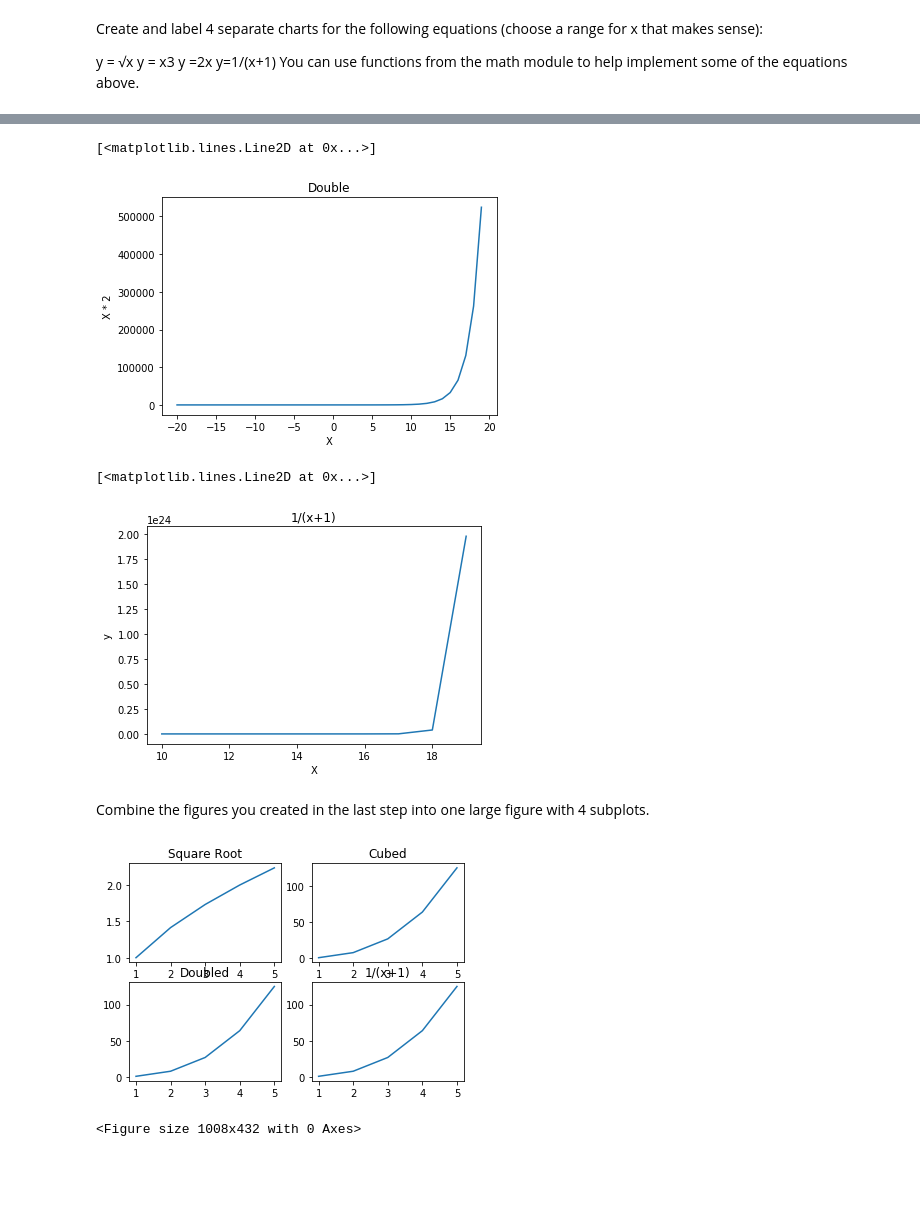
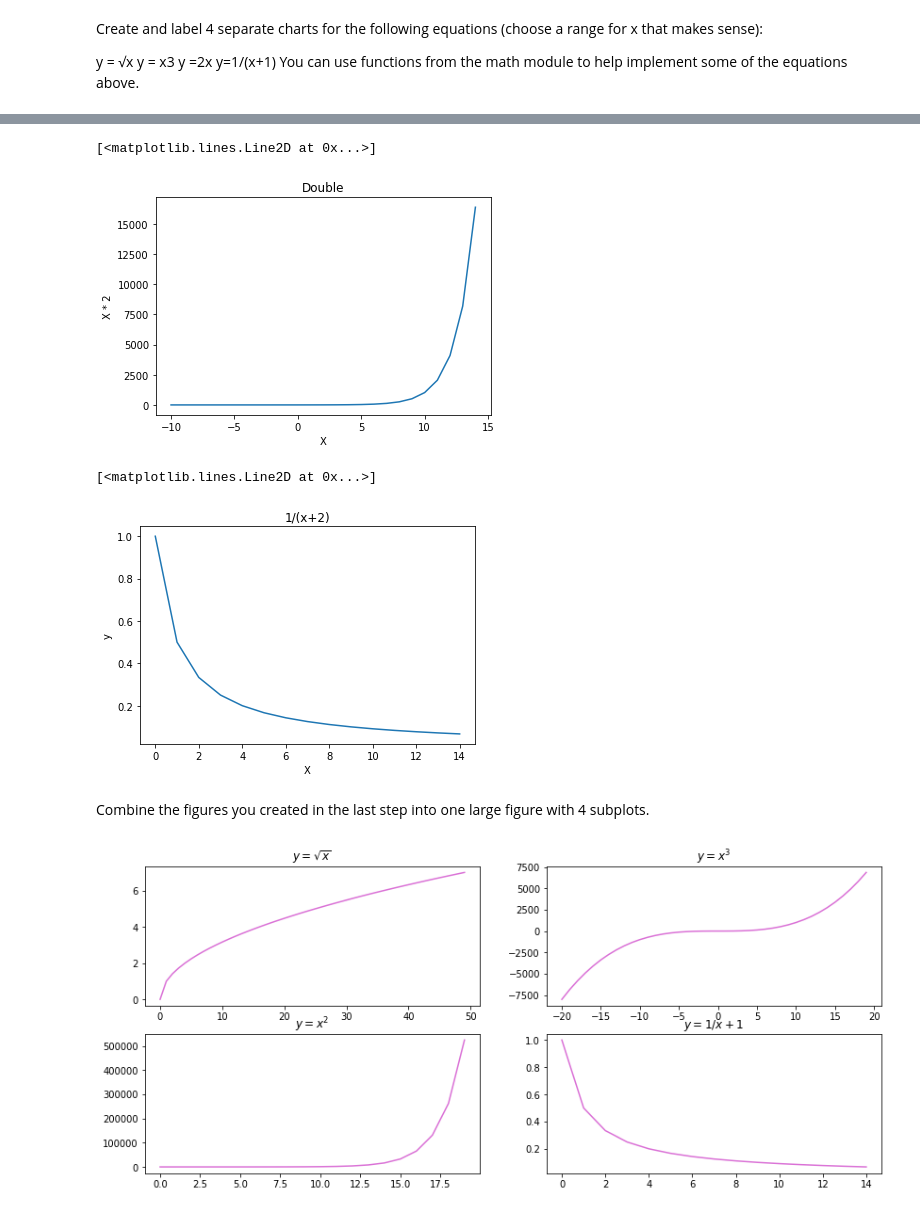
Before and after one commit to GabbyBarajasBroussard/numpy-pandas-visualization-exercise, a Jupyter notebook: matplotlib_exercises.ipynb, the cells around one changed output, grey strips where cells are left out. Cells and saved outputs as stored; diff of their text form; code cells hidden in the pictures; blank space fills up the shorter version.

```diff
--- a/matplotlib_exercises.ipynb
+++ b/matplotlib_exercises.ipynb
@@ -57,56 +55,63 @@ plt.plot(x,y)
 plt.title("Double")
 plt.xlabel('X')
 plt.ylabel('X * 2')
-x= list(range(-20, 20))
+x= list(range(-10, 15))
 y= [(2**c) for c in x]
 plt.plot(x,y)
 # %% [output]
 [<matplotlib.lines.Line2D at 0x...>]
-[figure, old version]
+[figure, new version]
 # %%
 # y=1/(x+1)
-plt.title("1/(x+1)")
+plt.title("1/(x+2)")
 plt.xlabel('X')
 plt.ylabel('y')
-x= list(range(10, 20))
-y= [(n ** n -(n +2)) for n in x]
+x= list(range(0, 15))
+y= [1/(n + 1) for n in x]
 plt.plot(x,y)
 # %% [output]
 [<matplotlib.lines.Line2D at 0x...>]
-[figure, old version]
+[figure, new version]
 # %% [markdown]
 Combine the figures you created in the last step into one large figure with 4 subplots.
 # %%
 #creating the amount of subplots
 n_rows = 2
 n_cols = 2
 
 # data for the subplots
-x= [1,2,3,4,5]
-y1= [(n ** 0.5) for n in x]
-y2= [(n ** 3) for n in x]
-y3= [(2 ** n) for n in x]
-y4= [(n ** n -(n +2)) for n in x]
+x1= range (0, 50)
+x2= range(-20, 20)
+x3= range(0, 20)
+x4= range(0, 15)
+
+y1= [(n ** 0.5) for n in x1]
+y2= [(n ** 3) for n in x2]
+y3= [(2 ** n) for n in x3]
+y4= [(1/(n +1)) for n in x4]
+
+
+
+plt.figure(figsize=(14, 6)) # (width, height)
 
 # plot the first subplot
 plt.subplot(n_rows, n_cols, 1)
-plt.plot(x, y1)
-plt.title('Square Root')
+plt.plot(x1, y1, c='orchid')
+plt.title('$y=\sqrt{x}$')
 
 # the second subplot
 plt.subplot(n_rows, n_cols, 2)
-plt.plot(x, y2)
-plt.title('Cubed')
+plt.plot(x2, y2, c='orchid')
+plt.title("$y=x^3$")
 # the third subplot
 plt.subplot(n_rows, n_cols, 3)
-plt.plot(x, y2)
-plt.title('Doubled')
+plt.plot(x3, y3, c='orchid')
+plt.title('$y=x^2$')
 #the fourth subplot
 plt.subplot(n_rows, n_cols, 4)
-plt.plot(x, y2)
-plt.title('1/(x+1)')
-plt.figure(figsize=(14, 6)) # (width, height)
-plt.show()
+plt.plot(x4, y4, c='orchid')
+plt.title('$y = 1/ x +1$')
+
+plt.show() # showing the subplots
 # %% [output]
-[figure, old version]
+[figure, new version]
-<Figure size 1008x432 with 0 Axes>
```
Also changed, not shown: parts of 7 cells of this notebook.
